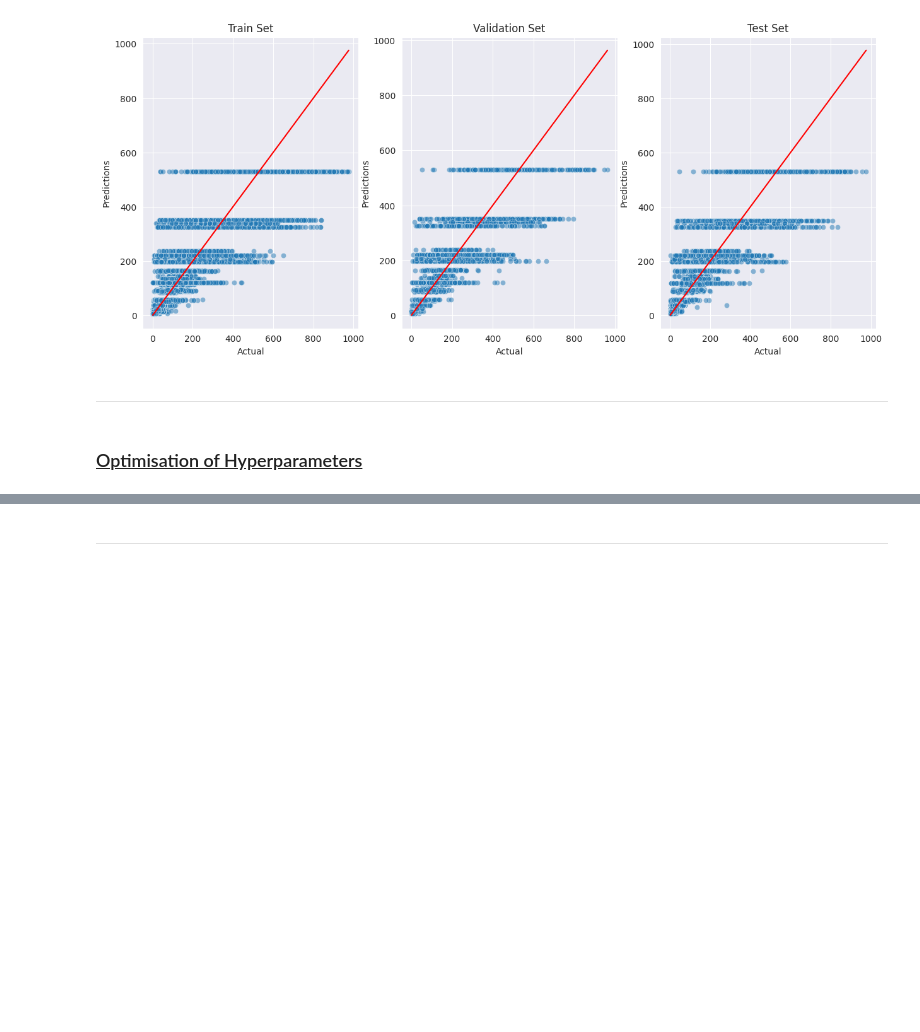
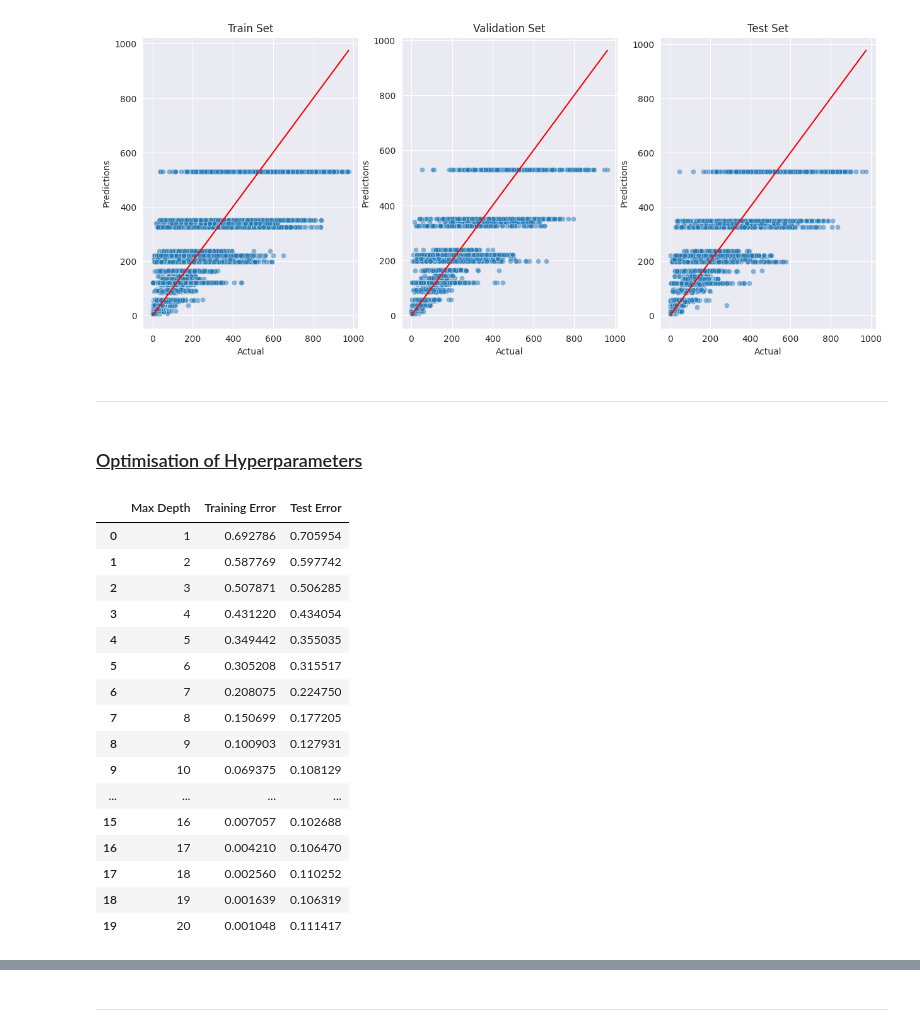
Before and after one commit to sadiam09/Beginner, a Jupyter notebook: Big_Data_Coursework/M32895_Big_Data_Applications.ipynb, the cells around one changed output, grey strips where cells are left out. Drawn from its saved outputs; the diff is of its cells as text; code cells hidden in the pictures; blank space fills up the shorter version.

```diff
--- a/Big_Data_Coursework/M32895_Big_Data_Applications.ipynb
+++ b/Big_Data_Coursework/M32895_Big_Data_Applications.ipynb
@@ -565,0 +571,28 @@ def max
+# %%
+# loop through max depth values from 1 to 20
+errors_list = []  # empty list to store results
+
+for md in range(1, 21):
+    result = max_depth_error(md) # get error for each max depth
+    errors_list.append(result) # add to list
+
+errors_df = pd.DataFrame(errors_list) # convert to dataframe
+errors_df # display results
+# %% [output]
+|  | Max Depth | Training Error | Test Error |
+| 0 | 1 | 0.692786 | 0.705954 |
+| 1 | 2 | 0.587769 | 0.597742 |
+| 2 | 3 | 0.507871 | 0.506285 |
+| 3 | 4 | 0.431220 | 0.434054 |
+| 4 | 5 | 0.349442 | 0.355035 |
+| 5 | 6 | 0.305208 | 0.315517 |
+| 6 | 7 | 0.208075 | 0.224750 |
+| 7 | 8 | 0.150699 | 0.177205 |
+| 8 | 9 | 0.100903 | 0.127931 |
+| 9 | 10 | 0.069375 | 0.108129 |
+| ... | ... | ... | ... |
+| 15 | 16 | 0.007057 | 0.102688 |
+| 16 | 17 | 0.004210 | 0.106470 |
+| 17 | 18 | 0.002560 | 0.110252 |
+| 18 | 19 | 0.001639 | 0.106319 |
+| 19 | 20 | 0.001048 | 0.111417 |
```
Also changed, not shown: parts of 3 cells of this notebook.
